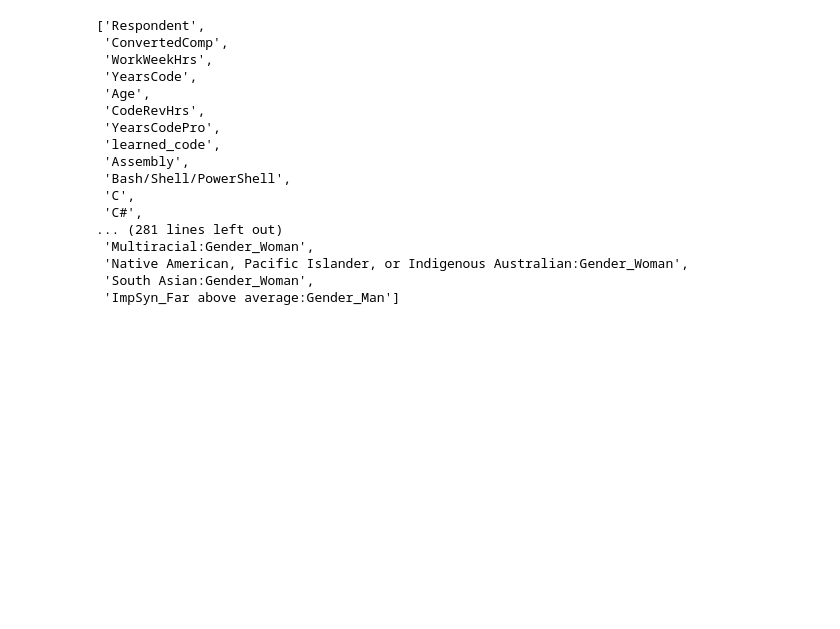
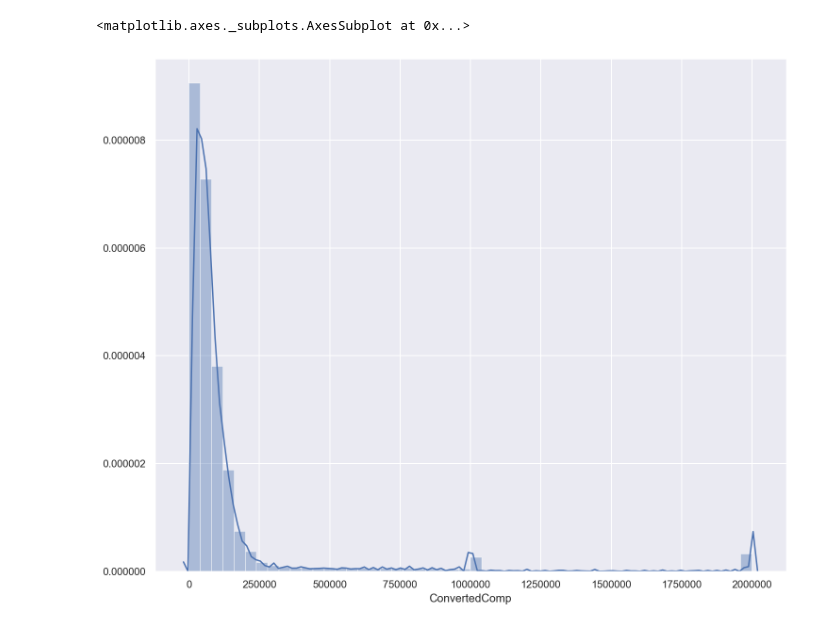
Before and after one commit to KennyMiyasato/developer_salary_predictor, a Jupyter notebook: charlie/charlie_index.ipynb, the cells around one changed output. Drawn from its saved outputs; the diff is of its cells as text; code cells hidden in the pictures; blank space fills up the shorter version.

```diff
--- a/charlie/charlie_index.ipynb
+++ b/charlie/charlie_index.ipynb
@@ -2,4 +2,16 @@
 import pandas as pd
 import numpy as np
 import matplotlib.pyplot as plt
+import seaborn as sns
+import statsmodels.api as sm
+
+
+sns.set_style('darkgrid')
+
+%config InlineBackend.figure_format = 'retina'
+%matplotlib inline
+pd.set_option('display.max_rows',2000)
+
+%run ../shared_datasets/charlie_functions.py
+%run ../shared_datasets/clean_dataframe.py
 # %%
@@ -301,20 +21,0 @@ continents =  ['Continent_Africa',
-# %%
-list(df.columns)
-# %% [output]
-['Respondent',
- 'ConvertedComp',
- 'WorkWeekHrs',
- 'YearsCode',
- 'Age',
- 'CodeRevHrs',
- 'YearsCodePro',
- 'learned_code',
- 'Assembly',
- 'Bash/Shell/PowerShell',
- 'C',
- 'C#',
-... (281 lines left out)
- 'Multiracial:Gender_Woman',
- 'Native American, Pacific Islander, or Indigenous Australian:Gender_Woman',
- 'South Asian:Gender_Woman',
- 'ImpSyn_Far above average:Gender_Man']
@@ -362,0 +22,8 @@ def sm_OLS(x_values,y_values):
+# %%
+sns.set(color_codes=True)
+sns.set(rc={'figure.figsize':(12,10)})
+
+sns.distplot(raw_data['ConvertedComp'].dropna())
+# %% [output]
+<matplotlib.axes._subplots.AxesSubplot at 0x...>
+[figure, added]
```
Also changed, not shown: parts of 58 cells of this notebook.
